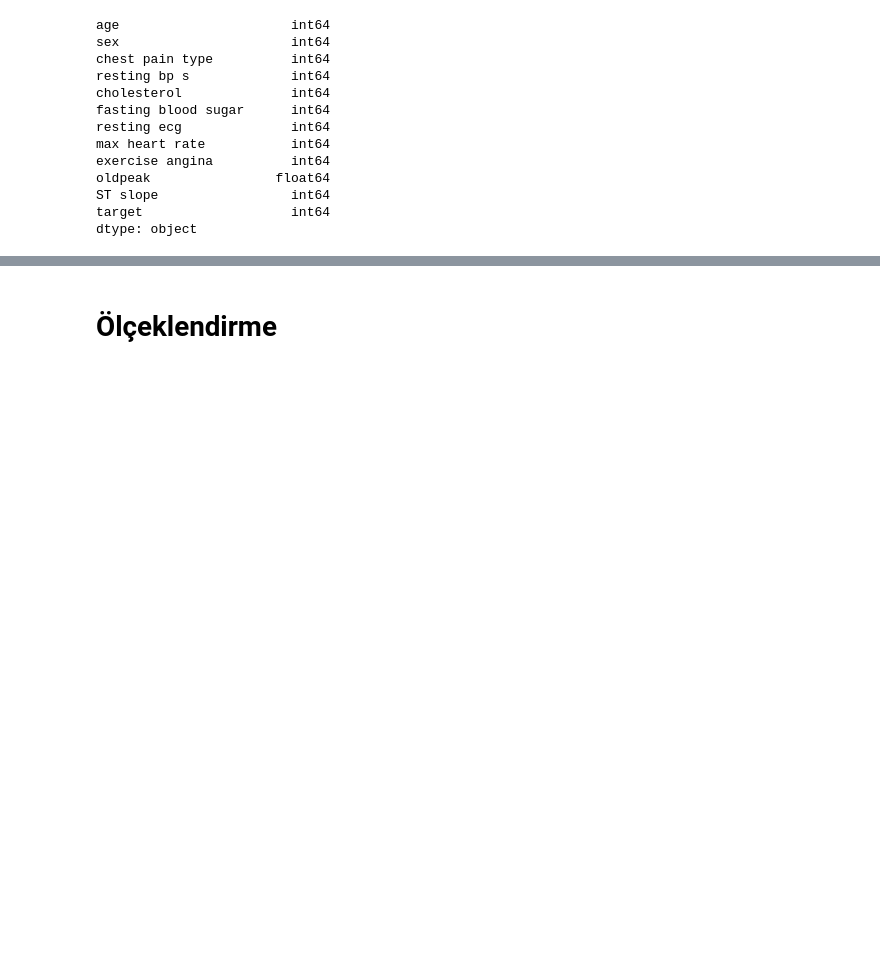
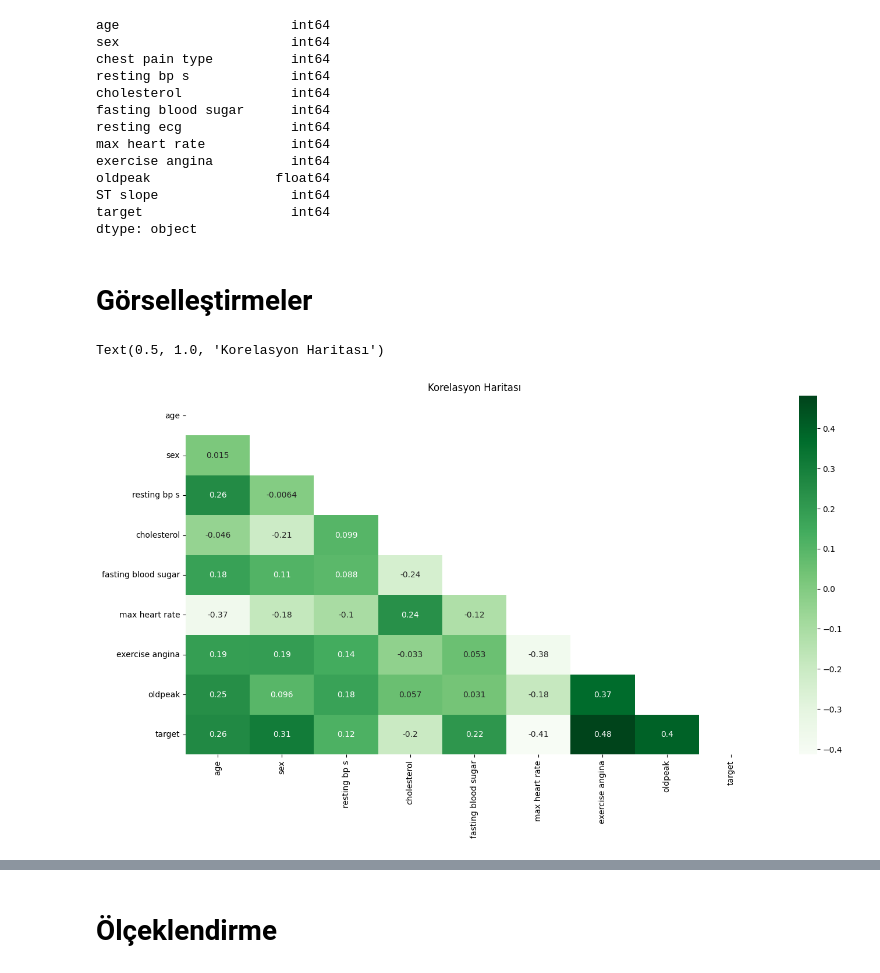
Before and after one commit to Efe-Eroglu/Heart_Disease, a Jupyter notebook: Heart_Disease.ipynb, the cells around one changed output, grey strips where cells are left out. Cells and saved outputs as stored; diff of their text form; code cells hidden in the pictures; blank space fills up the shorter version.

```diff
--- a/Heart_Disease.ipynb
+++ b/Heart_Disease.ipynb
@@ -102,3 +102,14 @@ oldpeak                float64
 ST slope                 int64
 target                   int64
 dtype: object
+# %% [markdown]
+# Görselleştirmeler
+# %%
+plt.figure(figsize=(16, 8))
+corr_matrix = df.corr(numeric_only=True)
+mask = np.triu(np.ones_like(corr_matrix, dtype=bool))
+sns.heatmap(corr_matrix, cmap='Greens', annot=True, mask=mask)
+plt.title('Korelasyon Haritası')
+# %% [output]
+Text(0.5, 1.0, 'Korelasyon Haritası')
+[figure, added]
```
Also changed, not shown: parts of 6 cells of this notebook.
